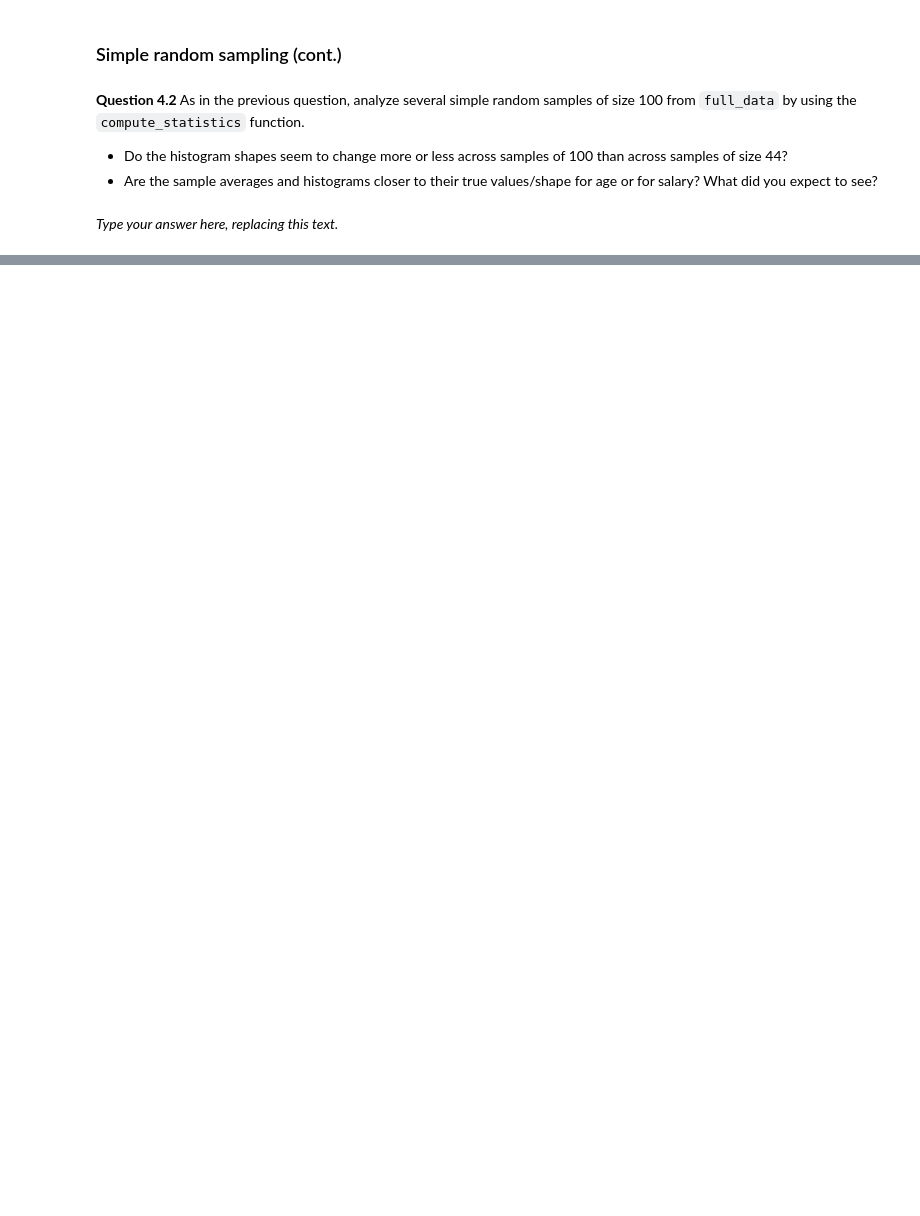
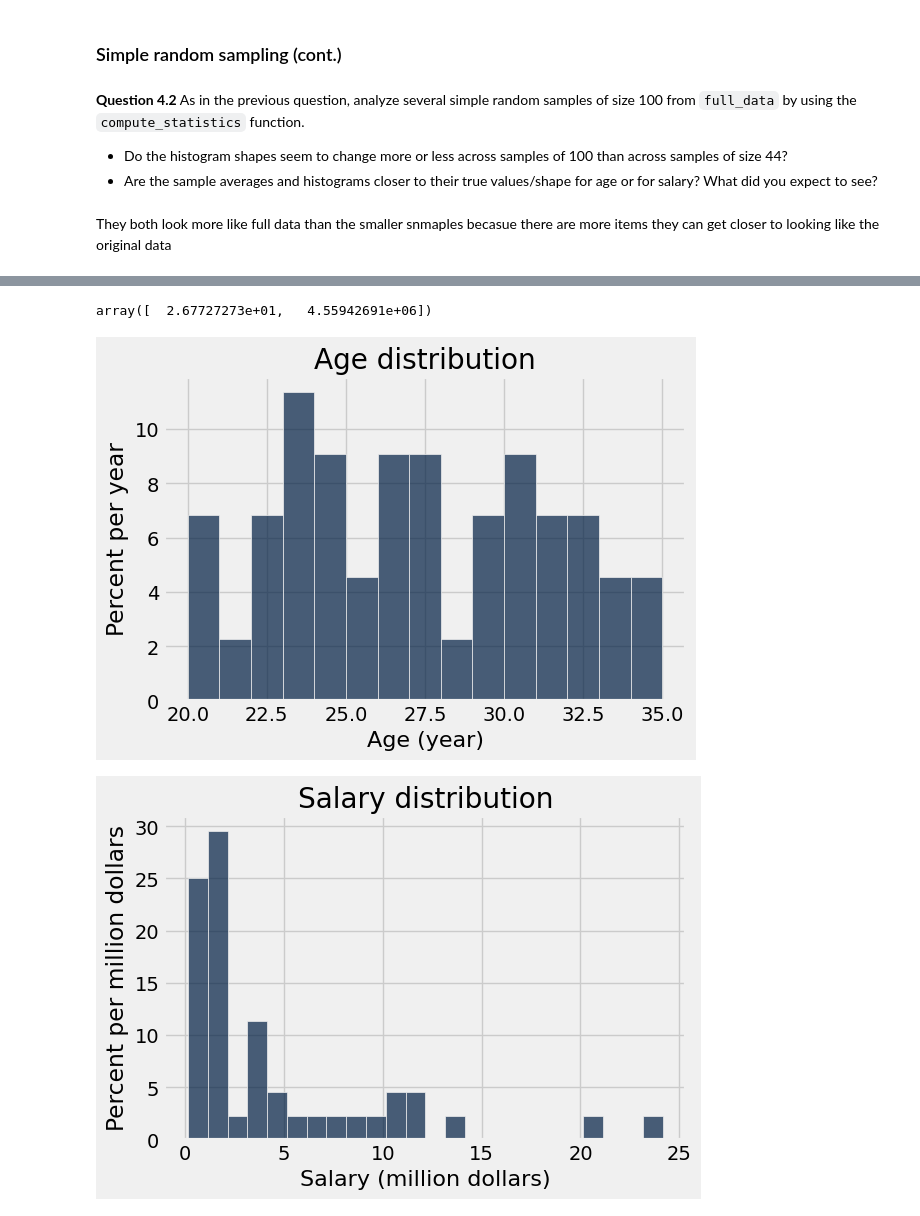
Before and after one commit to AndrewClough05/Intro-to-Data-Analytics-2.0, a Jupyter notebook: lab05/lab05.ipynb, the cells around one changed output, grey strips where cells are left out. Cells and saved outputs as stored; diff of their text form; code cells hidden in the pictures; blank space fills up the shorter version.

```diff
--- a/lab05/lab05.ipynb
+++ b/lab05/lab05.ipynb
@@ -404,11 +510,15 @@ grader.check("q41")
 **Question 4.2** As in the previous question, analyze several simple random samples of size 100 from `full_data` by using the `compute_statistics` function.
 - Do the histogram shapes seem to change more or less across samples of 100 than across samples of size 44?
 - Are the sample averages and histograms closer to their true values/shape for age or for salary?  What did you expect to see?
-# %% [markdown]
-_Type your answer here, replacing this text._
+# %% [markdown]
+They both look more like full data than the smaller snmaples becasue there are more items they can get closer to looking like the original data
 # %% [markdown]
 <!-- BEGIN QUESTION -->
 # %%
-my_large_srswor_data = ...
-my_large_stats = ...
+my_large_srswor_data = full_data.sample(100)
+my_large_stats = compute_statistics(my_small_srswor_data)
 my_large_stats
+# %% [output]
+array([  2.67727273e+01,   4.55942691e+06])
+[figure, added]
+[figure, added]
```
Also changed, not shown: parts of 28 cells of this notebook, 2 other files.
